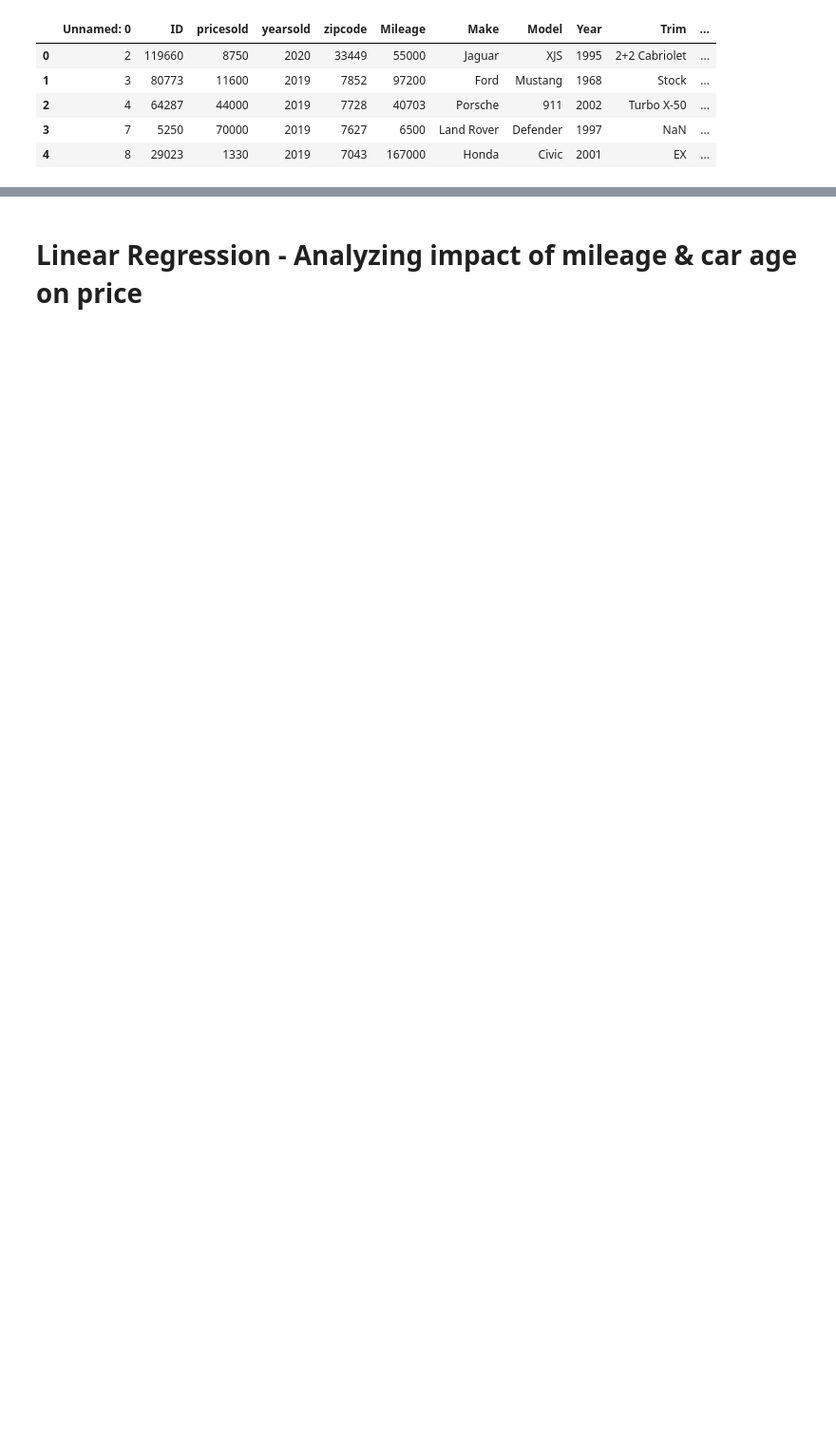
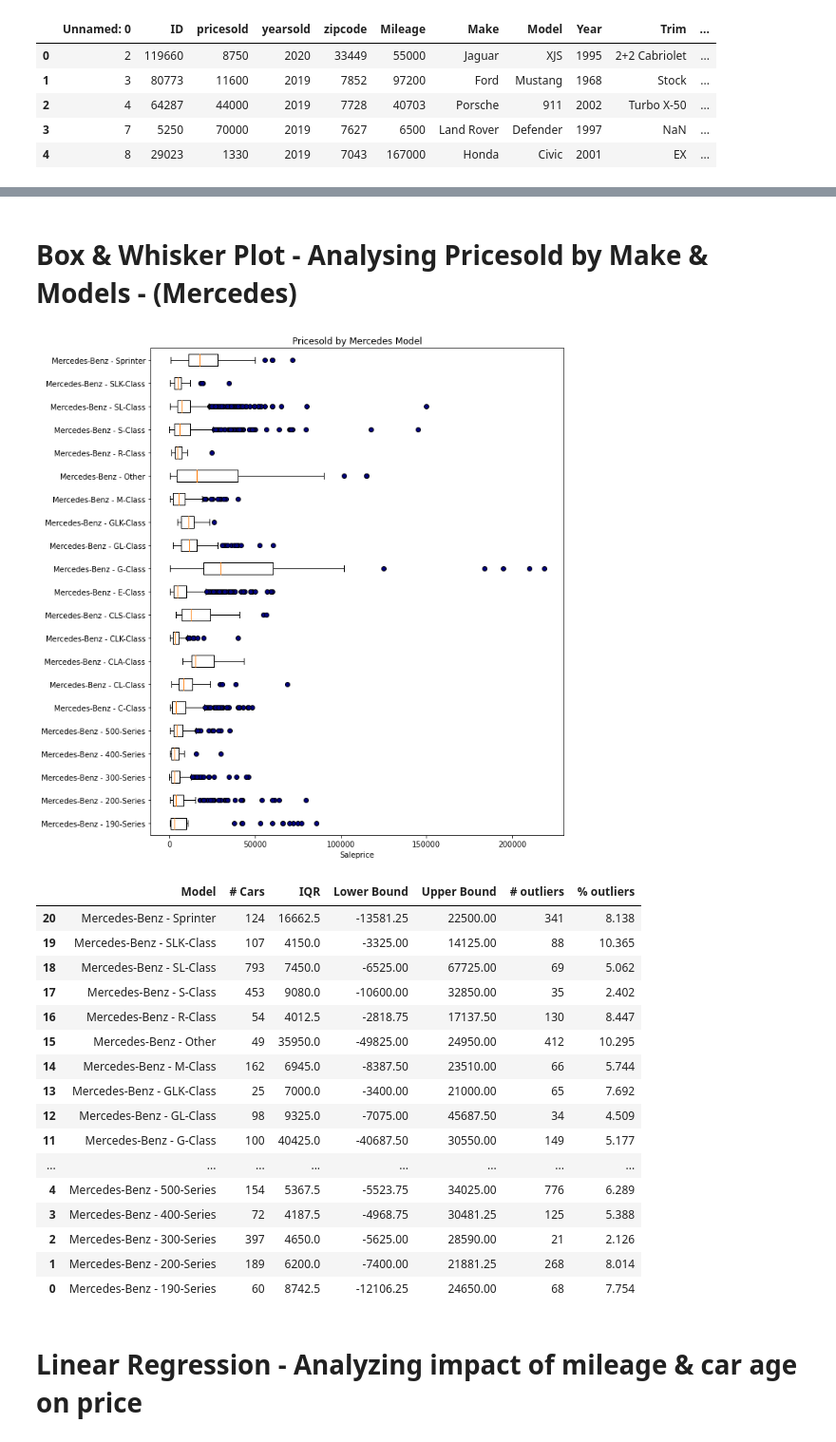
Before and after one commit to ColleenKarwoski/Exploratory-Data-Analysis, a Jupyter notebook: Project_1_ebg.ipynb, the cells around one changed output, grey strips where cells are left out. Shown at 95% size. Saved outputs shown, nothing was run; the diff lists cells and outputs as text; code cells hidden in the pictures; blank space fills up the shorter version.

```diff
--- a/Project_1_ebg.ipynb
+++ b/Project_1_ebg.ipynb
@@ -179,0 +127,5 @@ car_makes = sorted(car_makes)
+# %%
+def make_model_list(make):
+    df_makemodel = df_analysis_final.loc[df_analysis_final["Make"] == make]
+    df_makemodel = sorted(list(df_makemodel["Make-Model"].unique()))
+    return df_makemodel
@@ -402,0 +249,2 @@ def lin_regress_model(x, y, x_label, y_label, label_regression):
+# %% [markdown]
+# Box & Whisker Plot - Analysing Pricesold by Make & Models - (Mercedes)
@@ -403,2 +302,62 @@ def lin_regress_model(x, y, x_label, y_label, label_regression):
+# %%
+# create empty lists to store values from list_mercedes
+aa = []
+bb = []
+cc = []
+dd = []
+ee = []
+ff = []
+gg = []
+hh = []
+
+for model in list_mercedes:
+    aa.append(model[0])
+    bb.append(model[1])
+    cc.append(model[2])
+    dd.append(model[3])
+    ee.append(model[4])
+    ff.append(model[5])
+    gg.append(model[6])
+
+# create a dictionary of values from zipped list
+dict_Mercedes = {"Model": aa, "# Cars": bb, "IQR" : cc, "Lower Bound" : dd, "Upper Bound" : ee, "# outliers": ff, "% outliers": gg}
+
+# create DataFrame from dictionary
+df_Mercedes = pd.DataFrame(dict_Mercedes)
+df_Mercedes.sort_values(by = (["Model"]), ascending = False, inplace = True)
+
+# generate box and whisker plot for Make/Model
+flierprops = dict(marker = 'o', markerfacecolor = 'navy')
+
+plt.rcParams["figure.figsize"] = [10, 10]
+plt.rcParams["figure.autolayout"] = True
+
+plt.boxplot(salesprices_m, vert=False, labels = list_makemodel, flierprops = flierprops)
+
+plt.title("Pricesold by Mercedes Model")
+plt.xlabel("Saleprice")
+plt.show()
+
+# preview dataframe
+df_Mercedes
+# %% [output]
+[figure, added]
+|  | Model | # Cars | IQR | Lower Bound | Upper Bound | # outliers | % outliers |
+| 20 | Mercedes-Benz - Sprinter | 124 | 16662.5 | -13581.25 | 22500.00 | 341 | 8.138 |
+| 19 | Mercedes-Benz - SLK-Class | 107 | 4150.0 | -3325.00 | 14125.00 | 88 | 10.365 |
+| 18 | Mercedes-Benz - SL-Class | 793 | 7450.0 | -6525.00 | 67725.00 | 69 | 5.062 |
+| 17 | Mercedes-Benz - S-Class | 453 | 9080.0 | -10600.00 | 32850.00 | 35 | 2.402 |
+| 16 | Mercedes-Benz - R-Class | 54 | 4012.5 | -2818.75 | 17137.50 | 130 | 8.447 |
+| 15 | Mercedes-Benz - Other | 49 | 35950.0 | -49825.00 | 24950.00 | 412 | 10.295 |
+| 14 | Mercedes-Benz - M-Class | 162 | 6945.0 | -8387.50 | 23510.00 | 66 | 5.744 |
+| 13 | Mercedes-Benz - GLK-Class | 25 | 7000.0 | -3400.00 | 21000.00 | 65 | 7.692 |
+| 12 | Mercedes-Benz - GL-Class | 98 | 9325.0 | -7075.00 | 45687.50 | 34 | 4.509 |
+| 11 | Mercedes-Benz - G-Class | 100 | 40425.0 | -40687.50 | 30550.00 | 149 | 5.177 |
+| ... | ... | ... | ... | ... | ... | ... | ... |
+| 4 | Mercedes-Benz - 500-Series | 154 | 5367.5 | -5523.75 | 34025.00 | 776 | 6.289 |
+| 3 | Mercedes-Benz - 400-Series | 72 | 4187.5 | -4968.75 | 30481.25 | 125 | 5.388 |
+| 2 | Mercedes-Benz - 300-Series | 397 | 4650.0 | -5625.00 | 28590.00 | 21 | 2.126 |
+| 1 | Mercedes-Benz - 200-Series | 189 | 6200.0 | -7400.00 | 21881.25 | 268 | 8.014 |
+| 0 | Mercedes-Benz - 190-Series | 60 | 8742.5 | -12106.25 | 24650.00 | 68 | 7.754 |
 # %% [markdown]
 # Linear Regression - Analyzing impact of mileage & car age on price
```
Also changed, not shown: parts of 104 cells of this notebook.
